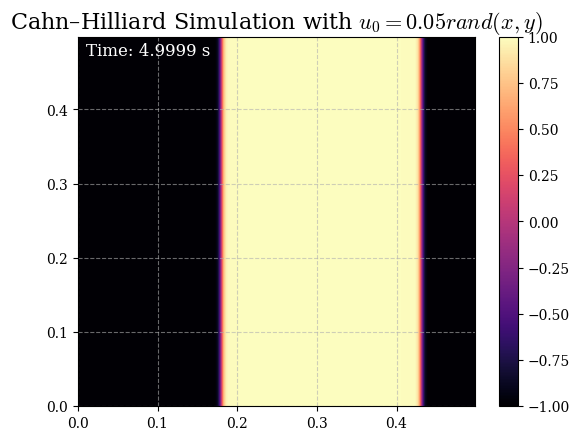
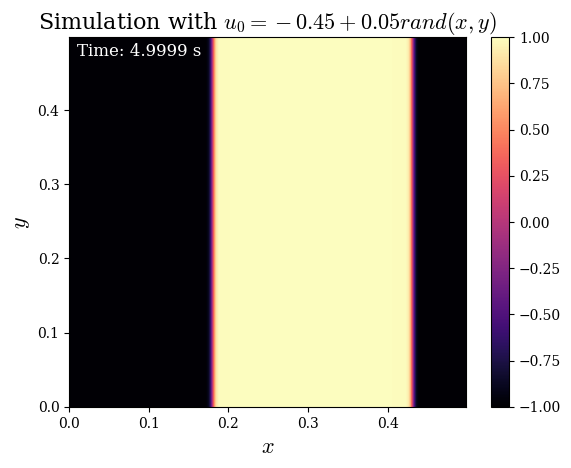
Code edit (unified diff) that turned the first committed figure into the second:
--- before
+++ after
@@ -1,5 +1,5 @@
 
 fig, ax = plt.subplots()
-contour = ax.contourf(X, Y, RKCH1_real[0], levels=100, cmap='magma', vmin=-1, vmax=1)
+contour = ax.contourf(X, Y, RKCH2_real[0], levels=100, cmap='magma', vmin=-1, vmax=1)
 
 sm = plt.cm.ScalarMappable(cmap='magma')
@@ -7,5 +7,8 @@
 sm.set_clim(-1, 1)
 cbar = fig.colorbar(sm, ax=ax)
-ax.set_title(r"Cahn–Hilliard Simulation with $u_0 = 0.05rand(x,y)$")
+ax.set_title(r"Simulation with $u_0 = -0.45 + 0.05rand(x,y)$")
+ax.grid(False)
+ax.set_xlabel(r"$x$")
+ax.set_ylabel(r"$y$")
 frame_text = ax.text(0.02, 0.95, "", transform=ax.transAxes, color='white')
 
@@ -14,9 +17,9 @@
     for coll in contour.collections:
         coll.remove()
-    contour = ax.contourf(X, Y, RKCH1_real[i], levels=100, cmap='magma', vmin=-1, vmax=1)
-    frame_text.set_text(f"Time: {np.round(RKCH1_time[i],4)} s")
+    contour = ax.contourf(X, Y, RKCH2_real[i], levels=100, cmap='magma', vmin=-1, vmax=1)
+    frame_text.set_text(f"Time: {np.round(RKCH2_time[i],4)} s")
     return contour.collections + [frame_text]
 
-ani = FuncAnimation(fig, update, frames=len(RKCH1_real), interval=30)
-ani.save('CahnHilliard_RK_u2.gif', writer=PillowWriter(fps=1))
+ani = FuncAnimation(fig, update, frames=len(RKCH2_real), interval=30)
+ani.save('CahnHilliard_RK_u1.gif', writer=PillowWriter(fps=1))
 plt.show()

Commit: bombardillo krokodillo